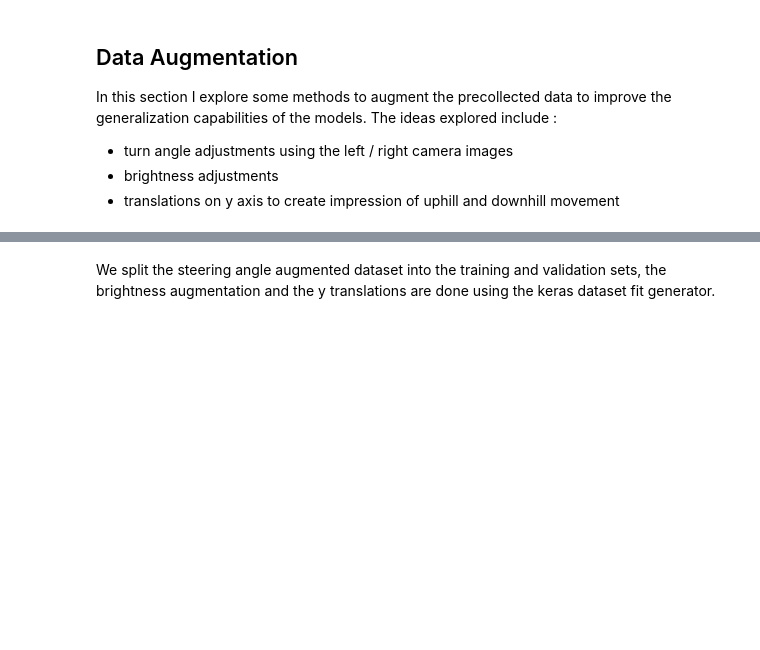
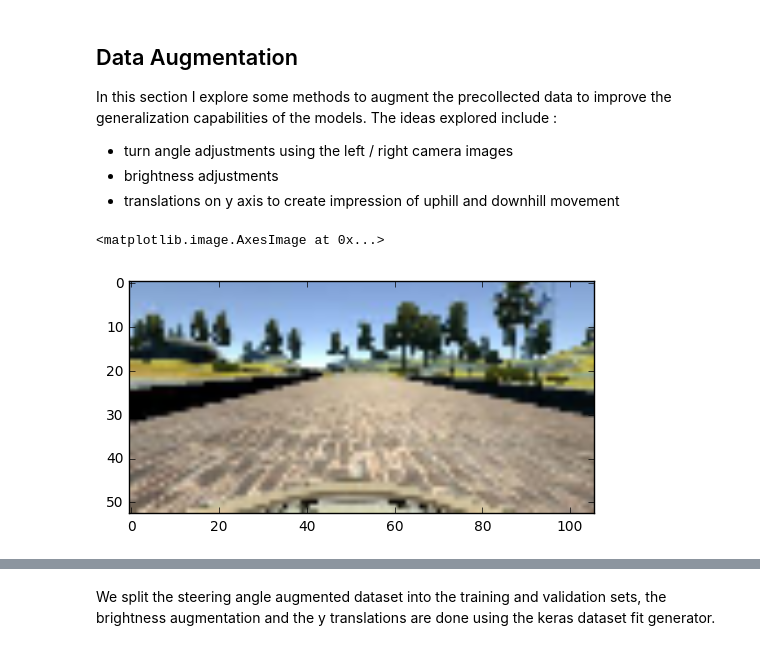
Before and after one commit to aditbiswas1/P3-behavioral-cloning, a Jupyter notebook: Behavioral Cloning.ipynb, the cells around one changed output, grey strips where cells are left out. Saved outputs shown, nothing was run; the diff lists cells and outputs as text; code cells hidden in the pictures; blank space fills up the shorter version.

```diff
--- a/Behavioral Cloning.ipynb
+++ b/Behavioral Cloning.ipynb
@@ -137,8 +137,7 @@ The ideas explored include :
  * translations on y axis to create impression of uphill and downhill movement
 # %%
 def preprocess_function(image):
-    image = crop_image(image)
-    return cv2.resize(image, (200, 66))
+    return cv2.resize(image, (106, 53))
 
 def load_image(src, preprocess_function=preprocess_function):
     image = plt.imread(src)
@@ -153,5 +152,10 @@ for img_src in tqdm(simulation_data['left']):
 
 for img_src in tqdm(simulation_data['right']):
     all_images.append(load_image(data_directory+img_src.strip()))
+# %%
+plt.imshow(all_images[0])
+# %% [output]
+<matplotlib.image.AxesImage at 0x...>
+[figure, added]
 # %%
 steering_angles = simulation_data['steering']
```
Also changed, not shown: parts of 11 cells of this notebook.
